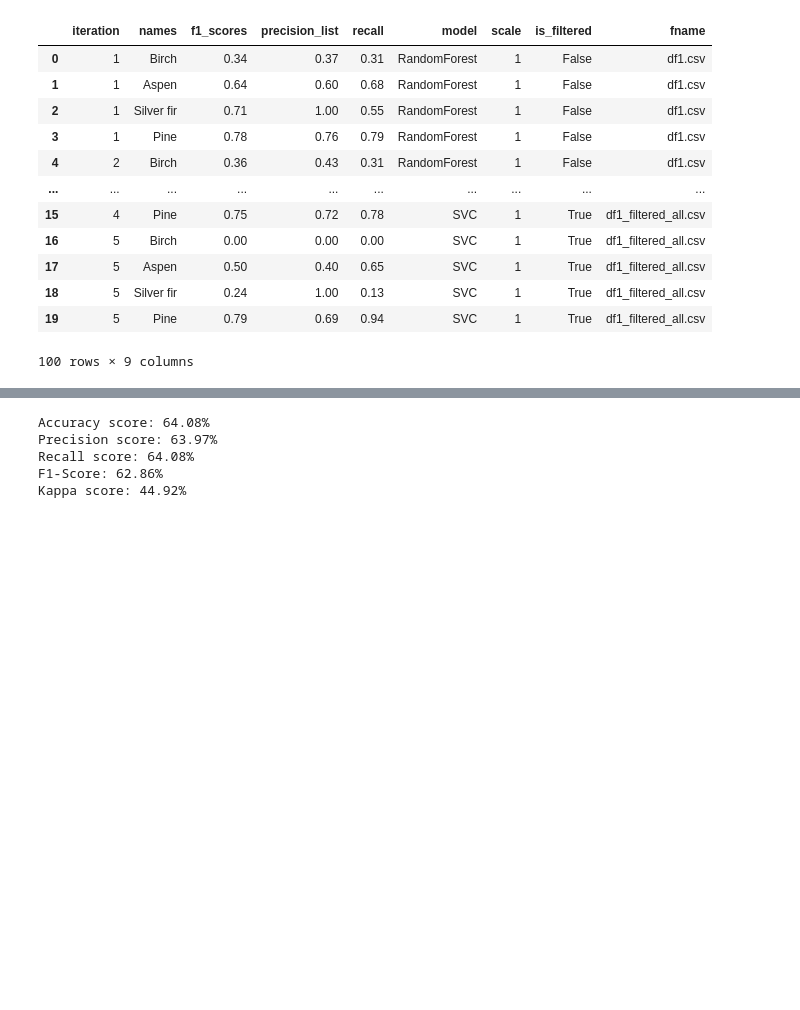
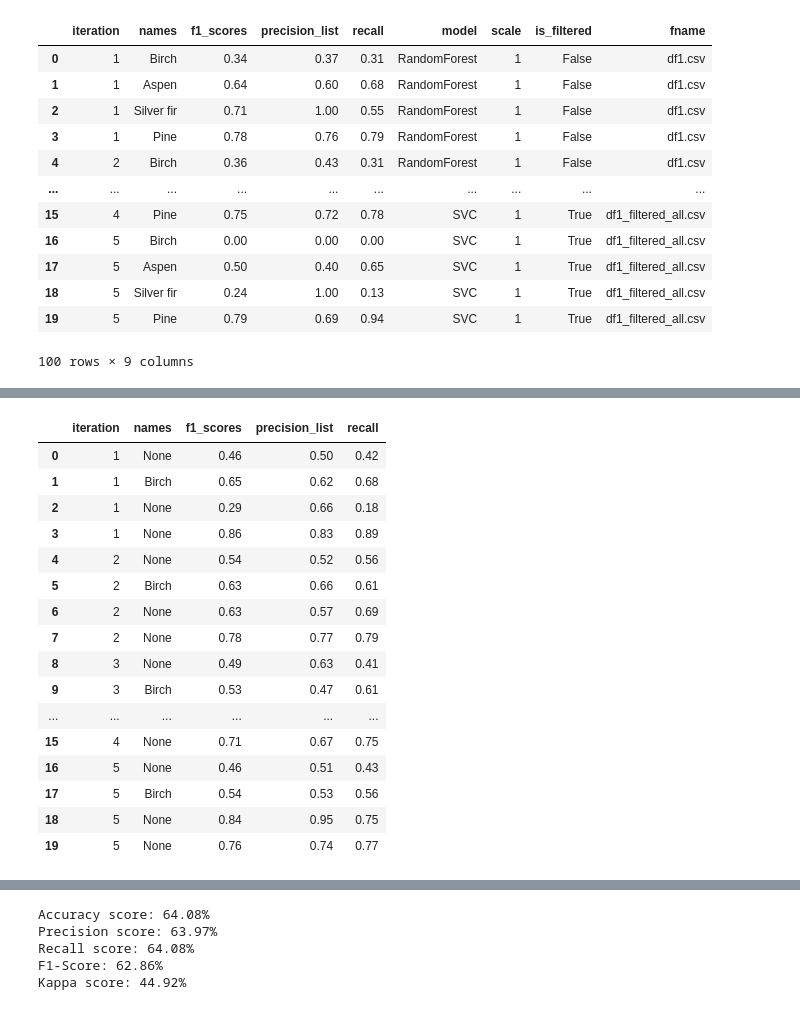
Before and after one commit to mishagrol/ForestMapping, a Jupyter notebook: notebooks/Classification_Experiments.ipynb, the cells around one changed output, grey strips where cells are left out. Saved outputs shown, nothing was run; the diff lists cells and outputs as text; code cells hidden in the pictures; blank space fills up the shorter version.

```diff
--- a/notebooks/Classification_Experiments.ipynb
+++ b/notebooks/Classification_Experiments.ipynb
@@ -349,7 +349,7 @@ def get_scaled_data(path:str, cols_remove:list=['key', 'class']):
     target_cols = [col for col in list(df.columns) if col not in cols_remove]
     df.loc[:, target_cols] = x_scaled
     return df, min_max_scaler
-folder = '../shape_data'
-df_scaled, min_max_scaler = get_scaled_data(os.path.join(folder, 'dataset_scale_1.csv'))
+folder = '../shape_data/filtered_datasets/'
+df_scaled, min_max_scaler = get_scaled_data(os.path.join(folder, 'df1.csv'))
 # %%
 #for random forest
@@ -510,3 +611,41 @@ metric_container
 | 18 | 5 | Silver fir | 0.24 | 1.00 | 0.13 | SVC | 1 | True | df1_filtered_all.csv |
 | 19 | 5 | Pine | 0.79 | 0.69 | 0.94 | SVC | 1 | True | df1_filtered_all.csv |
 100 rows × 9 columns
+# %%
+folder = '../shape_data/filtered_datasets'
+datasets = os.listdir(folder)
+
+metric_container = None
+problems = []
+dataset = sorted(datasets)[0]
+scale = dataset[2]
+is_filtered = True if '_' in dataset else False
+df_scaled, min_max_scaler = get_scaled_data(os.path.join(folder, dataset))
+mask_forest = df_scaled['class']<10
+df_forest = df_scaled.loc[mask_forest]
+models = {'RandomForest': get_random_forest(),
+         "SVC":get_svm(),
+         "kNN":get_KNN(),
+         "XGB":get_XGB()}
+
+
+for model, settings in models.items():
+#     if model!='XGB':
+#         continue
+    datavector = []
+    for i in range(1):
+        trained_model = get_predictions(data = df_forest,
+                                model = settings['model'],
+                                param_grid = settings['grid'],
+                                target_column = 'class',
+                                to_remove_columns=['key'],
+                                smote_balance=False,
+                                cv=5,
+                                n_iter_search=1,
+                                verbose=2,
+                                label_encoder=True if model == 'XGB' else False, )
+        datavector.append(trained_model)
+    print(model)
+    model_clf = trained_model['model']
+
+    print(model_clf.predict_proba(trained_model['X test data']))
@@ -512,0 +725,20 @@ metric_container
+# %%
+get_classes_metrics(datavector)
+# %% [output]
+|  | iteration | names | f1_scores | precision_list | recall |
+| 0 | 1 | None | 0.46 | 0.50 | 0.42 |
+| 1 | 1 | Birch | 0.65 | 0.62 | 0.68 |
+| 2 | 1 | None | 0.29 | 0.66 | 0.18 |
+| 3 | 1 | None | 0.86 | 0.83 | 0.89 |
+| 4 | 2 | None | 0.54 | 0.52 | 0.56 |
+| 5 | 2 | Birch | 0.63 | 0.66 | 0.61 |
+| 6 | 2 | None | 0.63 | 0.57 | 0.69 |
+| 7 | 2 | None | 0.78 | 0.77 | 0.79 |
+| 8 | 3 | None | 0.49 | 0.63 | 0.41 |
+| 9 | 3 | Birch | 0.53 | 0.47 | 0.61 |
+| ... | ... | ... | ... | ... | ... |
+| 15 | 4 | None | 0.71 | 0.67 | 0.75 |
+| 16 | 5 | None | 0.46 | 0.51 | 0.43 |
+| 17 | 5 | Birch | 0.54 | 0.53 | 0.56 |
+| 18 | 5 | None | 0.84 | 0.95 | 0.75 |
+| 19 | 5 | None | 0.76 | 0.74 | 0.77 |
```
Also changed, not shown: parts of 23 cells of this notebook, 2 other files.
